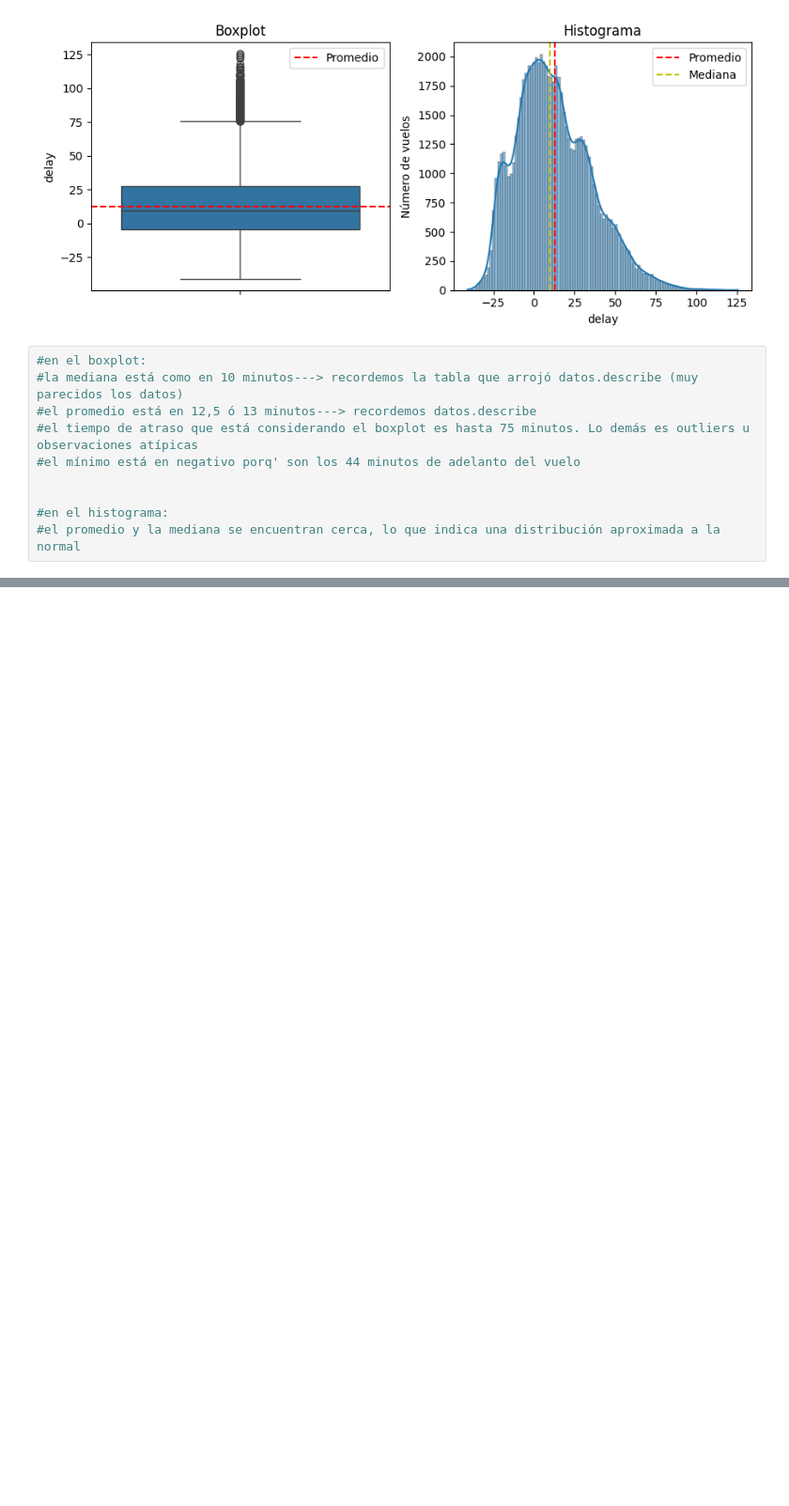
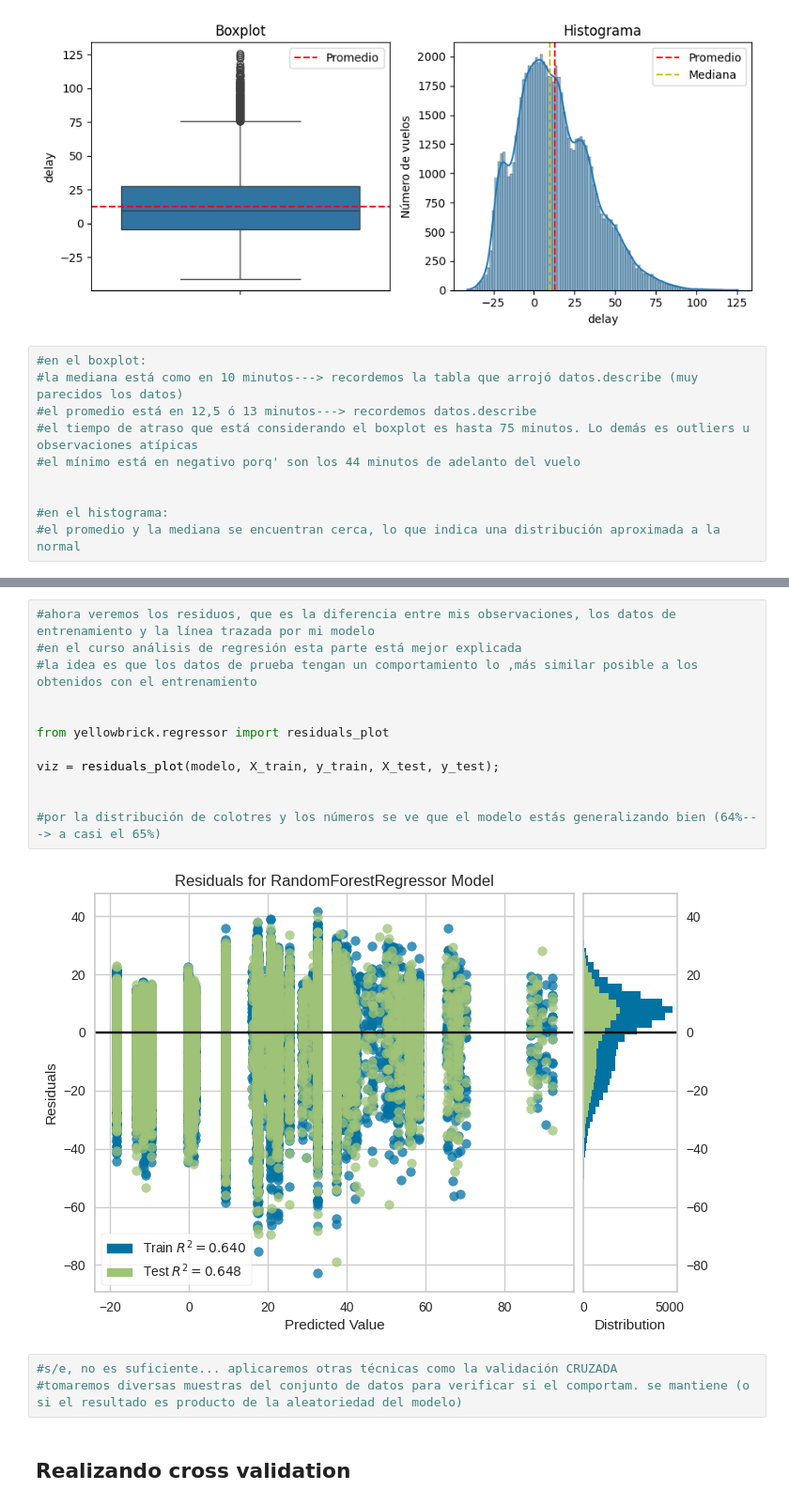
Before and after one commit to Valejbk/AnalisisTiendasRMP, a Jupyter notebook: optimización_aeroportuaria.ipynb, the cells around one changed output, grey strips where cells are left out. Shown at 94% size. Drawn from its saved outputs; the diff is of its cells as text; blank space fills up the shorter version.

```diff
--- a/optimización_aeroportuaria.ipynb
+++ b/optimización_aeroportuaria.ipynb
@@ -297,0 +592,19 @@ plt.show()
+# %%
+#ahora veremos los residuos, que es la diferencia entre mis observaciones, los datos de entrenamiento y la línea trazada por mi modelo
+#en el curso análisis de regresión esta parte está mejor explicada
+#la idea es que los datos de prueba tengan un comportamiento lo ,más similar posible a los obtenidos con el entrenamiento
+
+
+from yellowbrick.regressor import residuals_plot
+
+viz = residuals_plot(modelo, X_train, y_train, X_test, y_test);
+
+
+#por la distribución de colotres y los números se ve que el modelo estás generalizando bien (64%---> a casi el 65%)
+# %% [output]
+[figure, added]
+# %%
+#s/e, no es suficiente... aplicaremos otras técnicas como la validación CRUZADA
+#tomaremos diversas muestras del conjunto de datos para verificar si el comportam. se mantiene (o si el resultado es producto de la aleatoriedad del modelo)
+# %% [markdown]
+## **Realizando cross validation**
```
Also changed, not shown: parts of 26 cells of this notebook.
